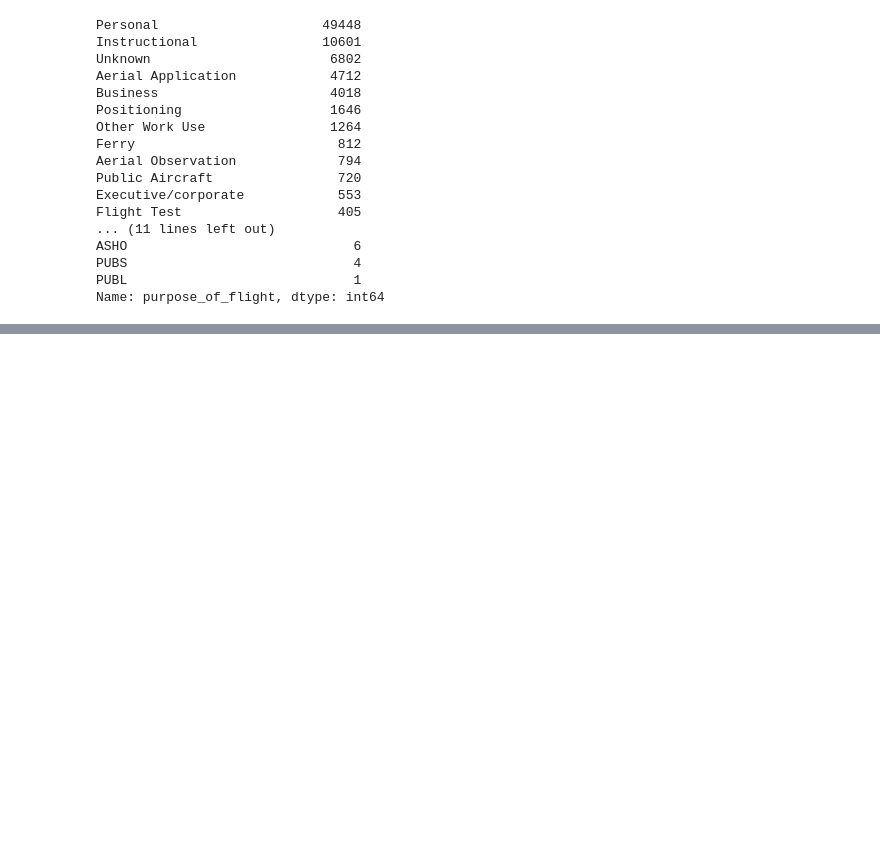
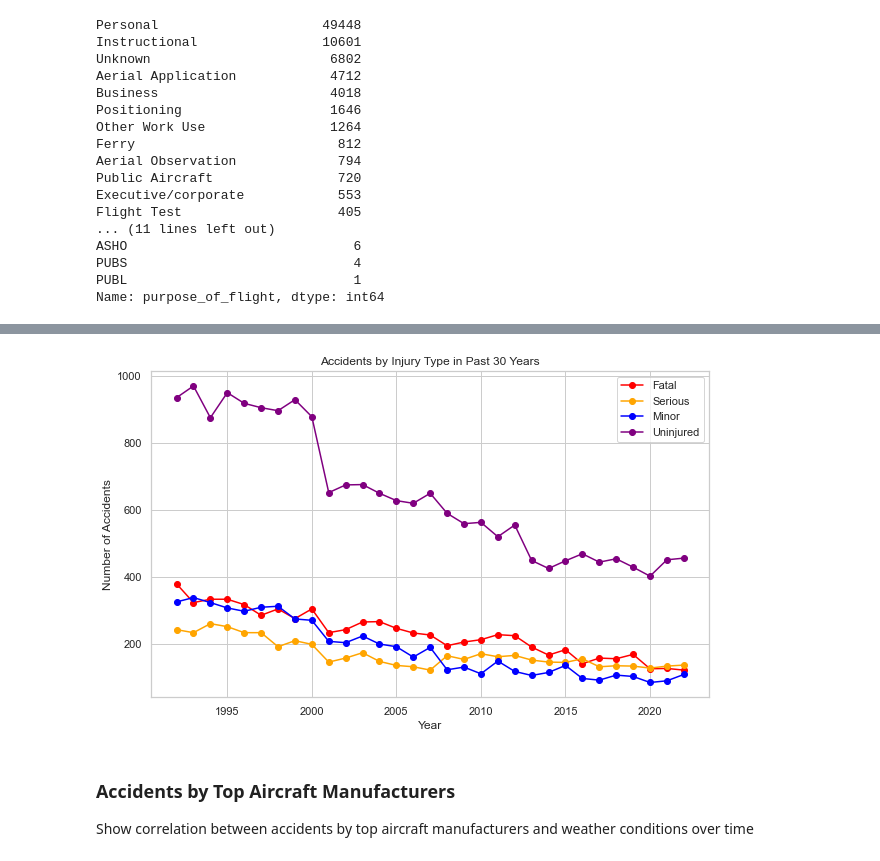
Before and after one commit to dangrosen/Aviation_Project, a Jupyter notebook: aviation_division_DRAFT.ipynb, the cells around one changed output, grey strips where cells are left out. Saved outputs shown, nothing was run; the diff lists cells and outputs as text; code cells hidden in the pictures; blank space fills up the shorter version.

```diff
--- a/aviation_division_DRAFT.ipynb
+++ b/aviation_division_DRAFT.ipynb
@@ -312,0 +351,37 @@ country_dict
+# %%
+# Create filtered df by injury type
+
+filtered_fatal_df = new_filtered_df[new_filtered_df["total_fatal_injuries"] > 0]
+filtered_serious_df = new_filtered_df[new_filtered_df["total_serious_injuries"] > 0]
+filtered_minor_df = new_filtered_df[new_filtered_df["total_minor_injuries"] > 0]
+filtered_uninjured_df = new_filtered_df[new_filtered_df["total_uninjured"] > 0]
+# %%
+fatal_by_year = filtered_fatal_df.groupby('event_year').size().reset_index(name='accident_count')
+serious_by_year = filtered_serious_df.groupby('event_year').size().reset_index(name='accident_count')
+minor_by_year = filtered_minor_df.groupby('event_year').size().reset_index(name='accident_count')
+uninjured_by_year = filtered_uninjured_df.groupby('event_year').size().reset_index(name='accident_count')
+
+#Set the figure size
+plt.figure(figsize=(10, 6))
+
+#Create plot
+fatal = plt.plot(fatal_by_year['event_year'], fatal_by_year['accident_count'], color="red", marker='o', linestyle='-')
+serious = plt.plot(serious_by_year['event_year'], serious_by_year['accident_count'], color="orange", marker='o', linestyle='-')
+minor = plt.plot(minor_by_year['event_year'], minor_by_year['accident_count'], color="blue", marker='o', linestyle='-')
+uninjured = plt.plot(uninjured_by_year['event_year'], uninjured_by_year['accident_count'], color="purple", marker='o', linestyle='-')
+
+
+plt.xlabel('Year')
+plt.ylabel('Number of Accidents')
+plt.title('Accidents by Injury Type in Past 30 Years')
+plt.legend(["Fatal", "Serious", "Minor", "Uninjured"], loc = "upper right")
+
+#Add grid lines
+plt.grid(True)
+plt.show()
+# %% [output]
+[figure, added]
+# %% [markdown]
+### Accidents by Top Aircraft Manufacturers
+
+Show correlation between accidents by top aircraft manufacturers and weather conditions over time
```
Also changed, not shown: parts of 52 cells of this notebook, 1 other file.
